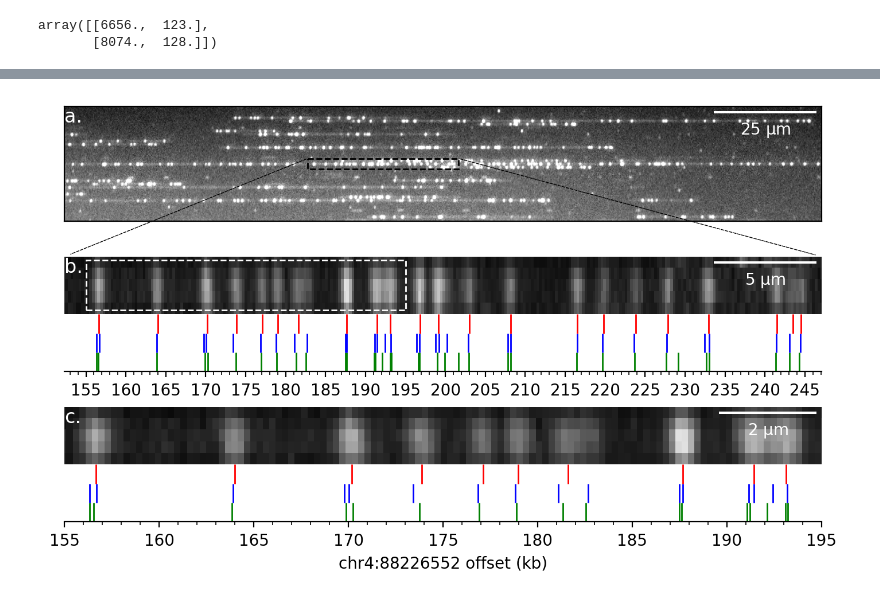
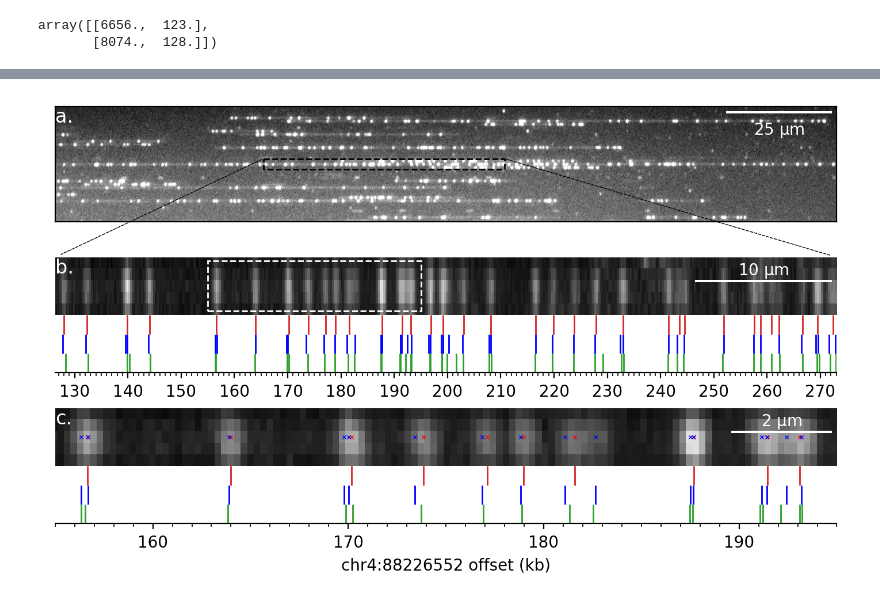
Before and after one commit to yevgenin/DeepOM, a Jupyter notebook: notebooks/images_figure.ipynb, the cells around one changed output, grey strips where cells are left out. Saved outputs shown, nothing was run; the diff lists cells and outputs as text; code cells hidden in the pictures.

```diff
--- a/notebooks/images_figure.ipynb
+++ b/notebooks/images_figure.ipynb
@@ -42,7 +35,7 @@ from matplotlib.patches import Rectangle, ConnectionPatch
 
 # pyplot.rcParams['axes.titley'] = 1.0
 # pyplot.rcParams['axes.titley'] = 1.0
-_, axs = pyplot.subplots(figsize=(7, 4), dpi=200, nrows=3)#, gridspec_kw=dict(height_ratios=[1,1,2], hspace=.5))
+_, axs = pyplot.subplots(figsize=(7, 4), dpi=200, nrows=3)
 
 titles = [
     "a.",
@@ -67,7 +60,7 @@ ax.xaxis.set_visible(False)
 ax.yaxis.set_visible(False)
 
 ilims = 29, 60
-margin = 4e3
+margin = 30e3
 
 rvec = refs[item.ref_id]
 qvec = item.qry_item.qry
@@ -90,21 +83,22 @@ pyplot.sca(axs[1])
 pyplot.title("b.", **title_kw)
 
 
+bionano_locs = item.crop_item.pixel_locs * scale
+locs = item.alignment_qry
+scatter_kw = dict(marker="x", s=5, alpha=1, linewidths=.5)
 def plot_molecule():
     pyplot.imshow(im_displ[::-1], cmap='gray', extent=[0, im_displ.shape[-1] * scale, 3, 6], aspect="auto")
-    pyplot.eventplot([rvec_show - offset, item.alignment_qry, item.crop_item.pixel_locs * scale],
-                     lineoffsets=[.5, 1.5, 2.5], colors=["g", "b", "r"],
+
+    pyplot.eventplot([rvec_show - offset, locs, bionano_locs],
+                     lineoffsets=[.5, 1.5, 2.5], colors=["tab:green", "b", "tab:red"],
                      linelengths=[1, 1, 1], linewidths=1)
 
     pyplot.xlim(lims[0] - offset, lims[1] - offset)
     pyplot.ylim(0, None)
     set_only_x_visible()
     set_formatter(lambda x, _: int(x / 1000))
-    ax = pyplot.gca()
-    ax.xaxis.set_major_locator(MultipleLocator(5000))
-    ax.xaxis.set_minor_locator(MultipleLocator(1000))
 
-    pyplot.gca().add_artist(ScaleBar(scalebar_scale / scale, color="w", box_alpha=0, scale_loc="bottom", location="upper right", width_fraction=.02))
+    pyplot.gca().add_artist(ScaleBar(scalebar_scale / scale, color="w", box_alpha=0, scale_loc="top", location="upper right", width_fraction=.02, sep=0))
 
 
 plot_molecule()
@@ -117,46 +111,45 @@ margin_rect = .2
 rect1 = Rectangle((zoom_lims[0], 3 + margin_rect), (zoom_lims[1] - zoom_lims[0]), 3 - margin_rect * 2,
                       edgecolor='w', fill=False, linestyle="--")
 ax.add_patch(rect1)
+
+ax = pyplot.gca()
+ax.xaxis.set_major_locator(MultipleLocator(10000))
+ax.xaxis.set_minor_locator(MultipleLocator(1000))
 pyplot.sca(axs[2])
 
+ax = pyplot.gca()
+ax.xaxis.set_major_locator(MultipleLocator(10000))
+ax.xaxis.set_minor_locator(MultipleLocator(1000))
 # rect1 = Rectangle((zoom_lims[0], 3 + margin_rect), (zoom_lims[1] - zoom_lims[0]), 3 - margin_rect * 2,
 #                       edgecolor='w', fill=False, linestyle="--")
 # # margin2 = .04
 # axs[2].add_patch(rect1)
 pyplot.title("c.",  **title_kw)
+pyplot.scatter(bionano_locs, [4.5] * len(bionano_locs), c="r", **scatter_kw)
+pyplot.scatter(locs, [4.5] * len(locs), c="b", **scatter_kw)
 plot_molecule()
 pyplot.xlim(*zoom_lims)
 # pyplot.subplots_adjust(hspace=.7)
 pyplot.tight_layout(pad=.5)
 pyplot.xlabel(f"chr{item.ref_id}:{int(offset)} offset (kb)")
 fig = pyplot.gcf()
 arrow_kw = dict(
     coordsA=axs[0].transData,
     coordsB=axs[1].transAxes,
     shrinkA=1,
     shrinkB=4,
     # Default shrink parameter is 0 so can be omitted
     color="black",
     linestyle="--",
     arrowstyle="-",  # "normal" arrow
     mutation_scale=10,  # controls arrow head size
     linewidth=.5,
 )
 x, y = rect0.xy
 w = rect0.get_width()
 fig.patches.extend([ConnectionPatch((x, y), (0, 1), **arrow_kw), ConnectionPatch((x + w, y), (1, 1), **arrow_kw)])
 
 for ext in [".pdf", ".jpg"]:
-    # timestamp_str_iso_8601()
     pyplot.savefig(Path("../../DeepOM-Paper/figures") / ("images_figure" + ext), bbox_inches='tight')
-# arrow_kw = arrow_kw | dict(
-#     coordsA=axs[1].transData,
-#     coordsB=axs[2].transAxes,
-#     # color="c",
-# )
-#
-# x, y = rect1.xy
-# w = rect1.get_width()
-# fig.patches.extend([ConnectionPatch((x, y), (0, 1), **arrow_kw), ConnectionPatch((x + w, y), (1, 1), **arrow_kw)])
 # %% [output]
-[figure, old version]
+[figure, new version]
```
Also changed, not shown: parts of 3 cells of this notebook, 2 other files.
